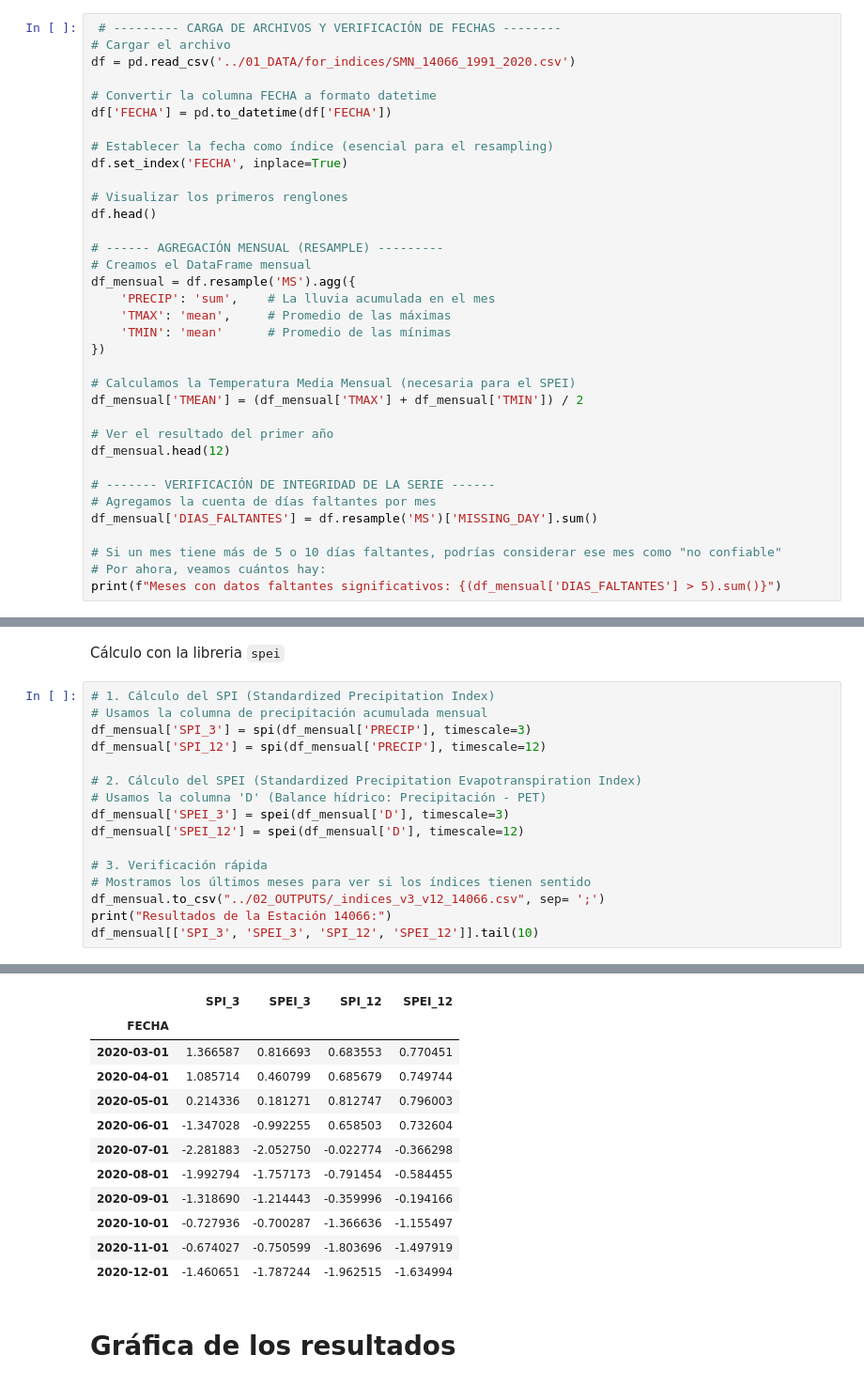
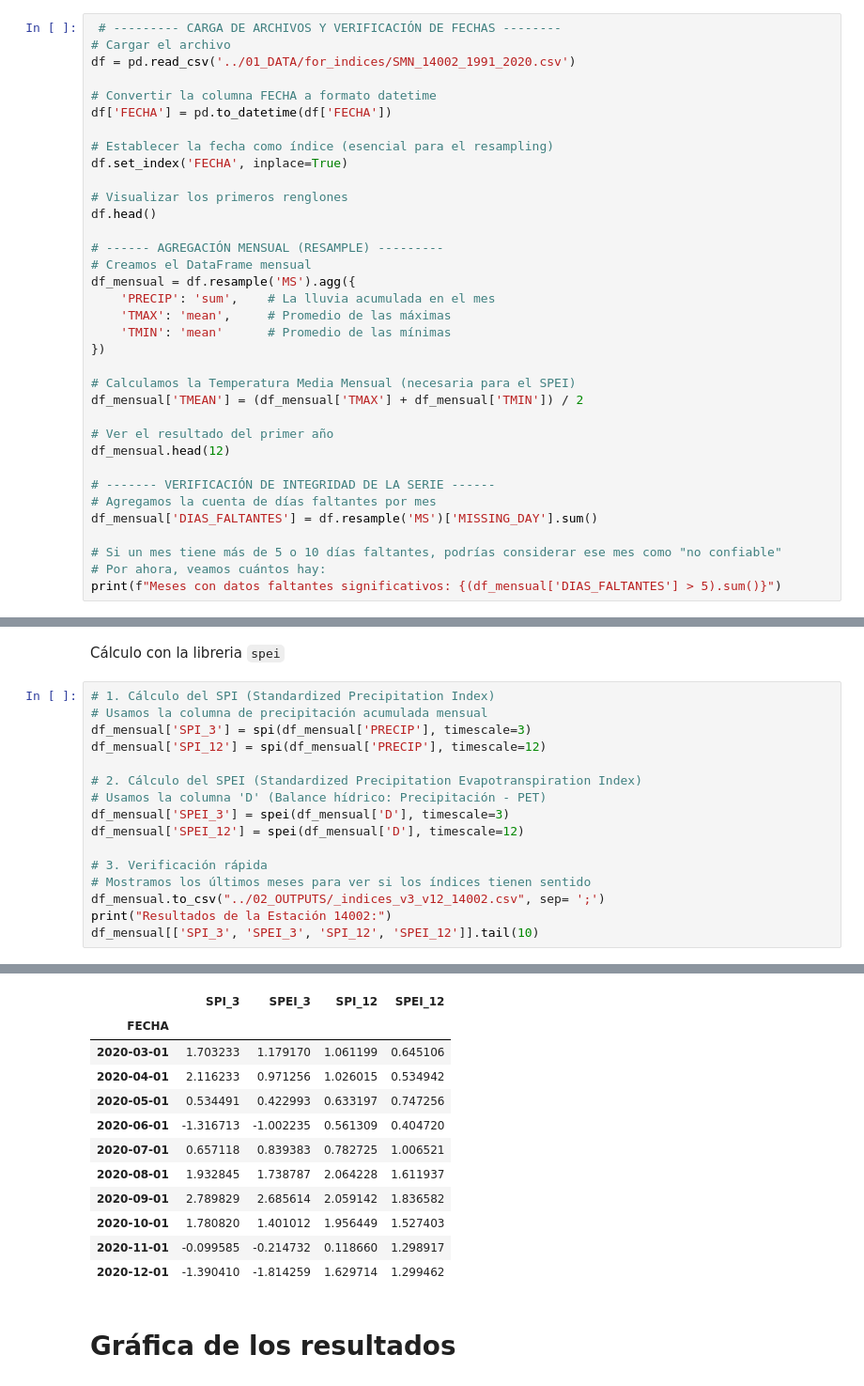
Before and after one commit to abigaillopezm/SPIvsSPEI, a Jupyter notebook: 00_SCRIPTS/v2_02_indices.ipynb, the cells around one changed output, grey strips where cells are left out. Shown at 94% size. Drawn from its saved outputs; the diff is of its cells as text.

```diff
--- a/00_SCRIPTS/v2_02_indices.ipynb
+++ b/00_SCRIPTS/v2_02_indices.ipynb
@@ -14,7 +14,7 @@ Para calcular los indices debemos *agrupar* los datos por mes. Usando suma (acum
 # %%
  # --------- CARGA DE ARCHIVOS Y VERIFICACIÓN DE FECHAS --------
 # Cargar el archivo
-df = pd.read_csv('../01_DATA/for_indices/SMN_14066_1991_2020.csv')
+df = pd.read_csv('../01_DATA/for_indices/SMN_14002_1991_2020.csv')
 
 # Convertir la columna FECHA a formato datetime
 df['FECHA'] = pd.to_datetime(df['FECHA'])
@@ -142,7 +142,7 @@ df_mensual['SPEI_12'] = spei(df_mensual['D'], timescale=12)
 
 # 3. Verificación rápida
 # Mostramos los últimos meses para ver si los índices tienen sentido
-df_mensual.to_csv("../02_OUTPUTS/_indices_v3_v12_14066.csv", sep= ';')
-print("Resultados de la Estación 14066:")
+df_mensual.to_csv("../02_OUTPUTS/_indices_v3_v12_14002.csv", sep= ';')
+print("Resultados de la Estación 14002:")
 df_mensual[['SPI_3', 'SPEI_3', 'SPI_12', 'SPEI_12']].tail(10)
 # %% [output]
@@ -150,14 +150,14 @@ Resultados de la Estación 14066:
 |  | SPI_3 | SPEI_3 | SPI_12 | SPEI_12 |
 | FECHA |  |  |  |  |
-| 2020-03-01 | 1.366587 | 0.816693 | 0.683553 | 0.770451 |
-| 2020-04-01 | 1.085714 | 0.460799 | 0.685679 | 0.749744 |
-| 2020-05-01 | 0.214336 | 0.181271 | 0.812747 | 0.796003 |
-| 2020-06-01 | -1.347028 | -0.992255 | 0.658503 | 0.732604 |
-| 2020-07-01 | -2.281883 | -2.052750 | -0.022774 | -0.366298 |
-| 2020-08-01 | -1.992794 | -1.757173 | -0.791454 | -0.584455 |
-| 2020-09-01 | -1.318690 | -1.214443 | -0.359996 | -0.194166 |
-| 2020-10-01 | -0.727936 | -0.700287 | -1.366636 | -1.155497 |
-| 2020-11-01 | -0.674027 | -0.750599 | -1.803696 | -1.497919 |
-| 2020-12-01 | -1.460651 | -1.787244 | -1.962515 | -1.634994 |
+| 2020-03-01 | 1.703233 | 1.179170 | 1.061199 | 0.645106 |
+| 2020-04-01 | 2.116233 | 0.971256 | 1.026015 | 0.534942 |
+| 2020-05-01 | 0.534491 | 0.422993 | 0.633197 | 0.747256 |
+| 2020-06-01 | -1.316713 | -1.002235 | 0.561309 | 0.404720 |
+| 2020-07-01 | 0.657118 | 0.839383 | 0.782725 | 1.006521 |
+| 2020-08-01 | 1.932845 | 1.738787 | 2.064228 | 1.611937 |
+| 2020-09-01 | 2.789829 | 2.685614 | 2.059142 | 1.836582 |
+| 2020-10-01 | 1.780820 | 1.401012 | 1.956449 | 1.527403 |
+| 2020-11-01 | -0.099585 | -0.214732 | 0.118660 | 1.298917 |
+| 2020-12-01 | -1.390410 | -1.814259 | 1.629714 | 1.299462 |
 # %% [markdown]
 # Gráfica de los resultados
```
Also changed, not shown: parts of 7 cells of this notebook, 1 other file.
